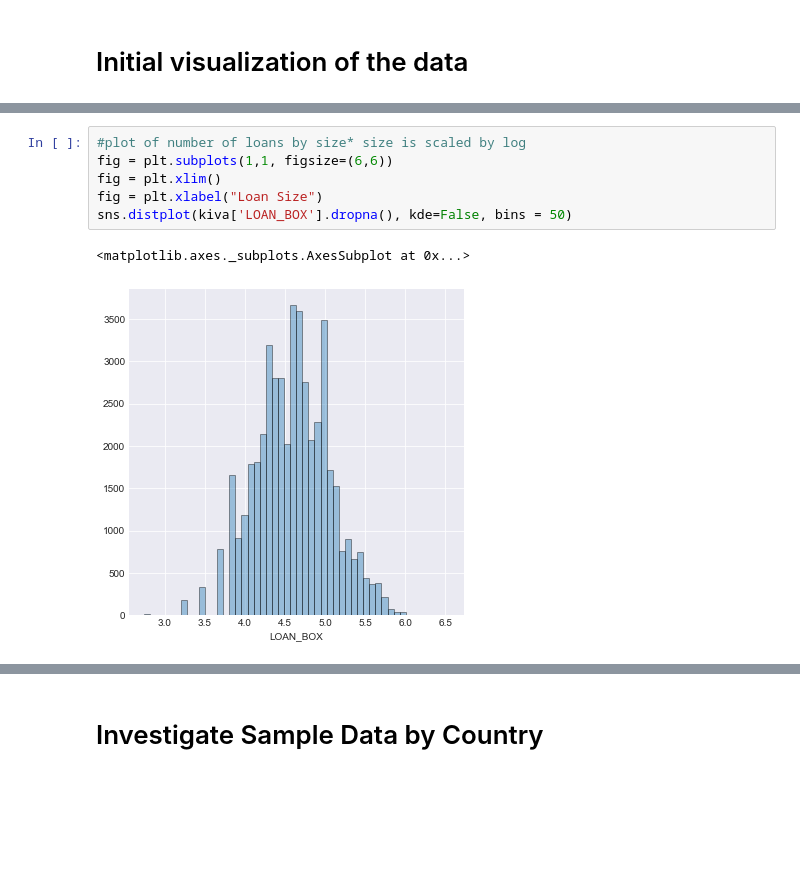
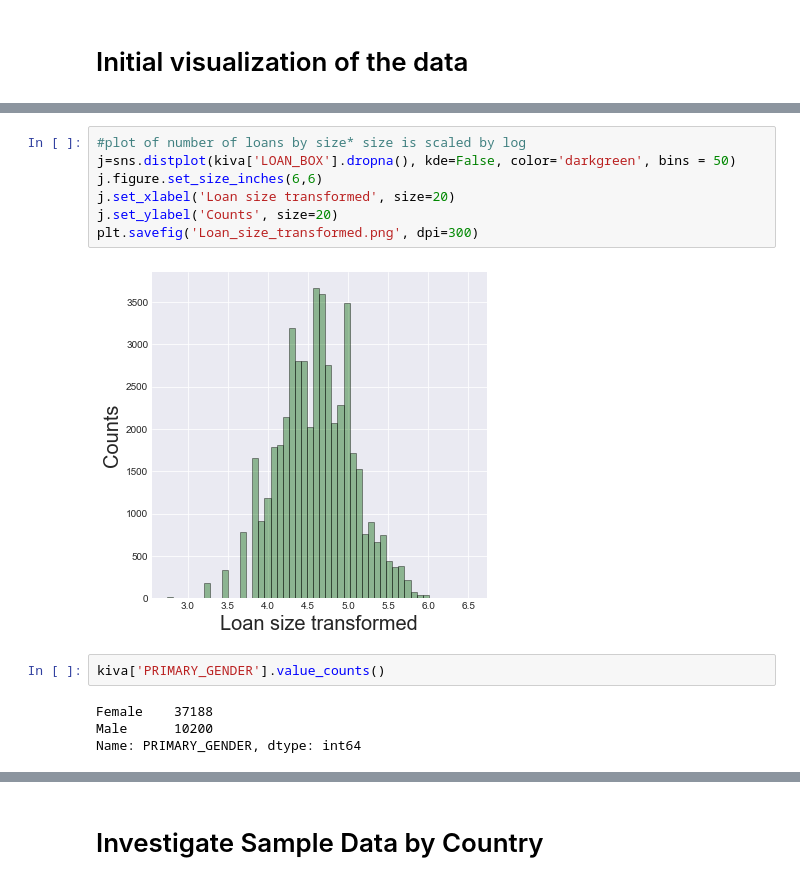
Before and after one commit to ttrumbly/Kiva_Microloans, a Jupyter notebook: Kiva_Clean.ipynb, the cells around one changed output, grey strips where cells are left out. Cells and saved outputs as stored; diff of their text form; blank space fills up the shorter version.

```diff
--- a/Kiva_Clean.ipynb
+++ b/Kiva_Clean.ipynb
@@ -85,9 +111,15 @@ sns.distplot(kiva['DAYS_TO_FUND'].dropna(), kde=False, bins = 100)
 # %%
 #plot of number of loans by size* size is scaled by log
-fig = plt.subplots(1,1, figsize=(6,6))
-fig = plt.xlim()
-fig = plt.xlabel("Loan Size")
-sns.distplot(kiva['LOAN_BOX'].dropna(), kde=False, bins = 50)
+j=sns.distplot(kiva['LOAN_BOX'].dropna(), kde=False, color='darkgreen', bins = 50)
+j.figure.set_size_inches(6,6)
+j.set_xlabel('Loan size transformed', size=20)
+j.set_ylabel('Counts', size=20)
+plt.savefig('Loan_size_transformed.png', dpi=300)
 # %% [output]
-<matplotlib.axes._subplots.AxesSubplot at 0x...>
-[figure, old version]
+[figure, new version]
+# %%
+kiva['PRIMARY_GENDER'].value_counts()
+# %% [output]
+Female    37188
+Male      10200
+Name: PRIMARY_GENDER, dtype: int64
```
Also changed, not shown: parts of 93 cells of this notebook, 38 other files.
